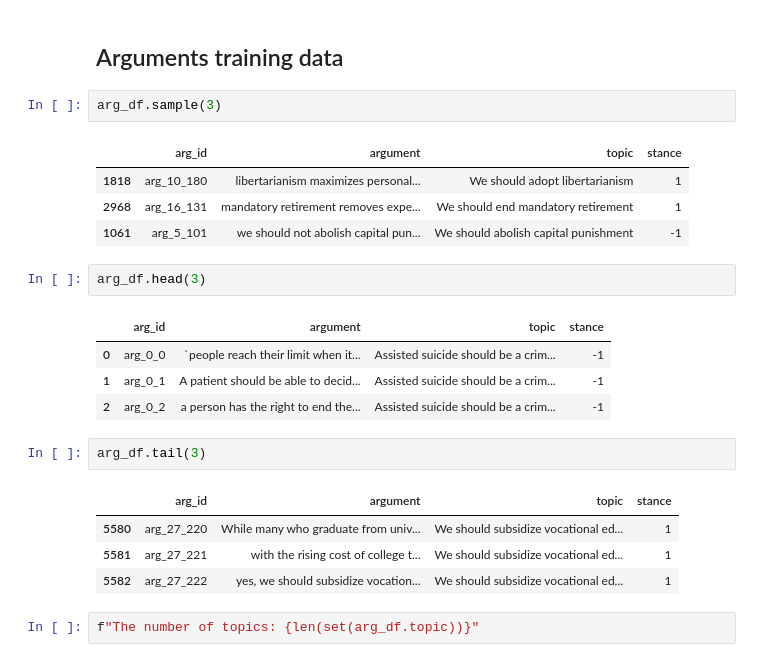
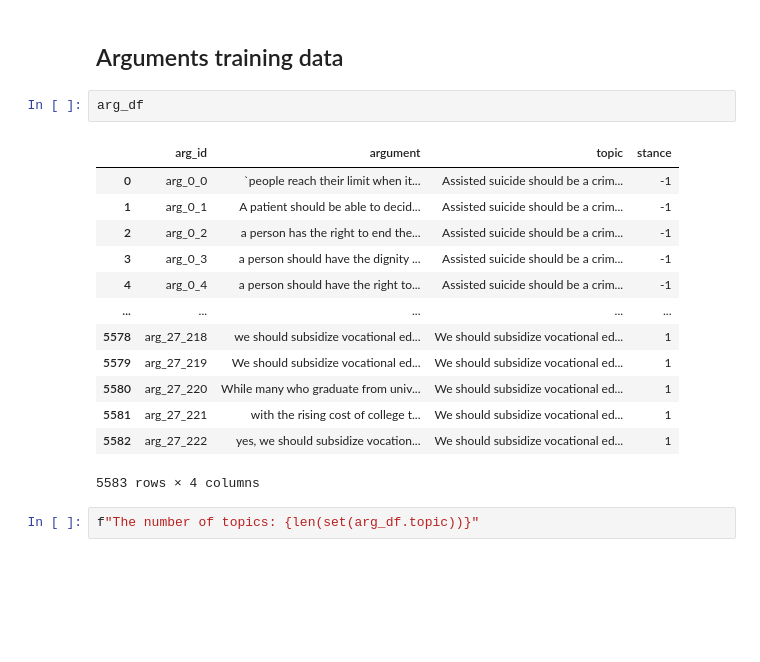
Before and after one commit to codingFerryman/ArgMin21, a Jupyter notebook: src/explorations.ipynb, the cells around one changed output. Drawn from its saved outputs; the diff is of its cells as text; blank space fills up the shorter version.

```diff
--- a/src/explorations.ipynb
+++ b/src/explorations.ipynb
@@ -31,26 +31,21 @@ arg_df, kp_df, labels_df = load_kpm_data(gold_data_dir, subset="train")
 # %% [markdown]
 ## Arguments training data
 # %%
-arg_df.sample(3)
+arg_df
 # %% [output]
 |  | arg_id | argument | topic | stance |
-| 1818 | arg_10_180 | libertarianism maximizes personal... | We should adopt libertarianism | 1 |
-| 2968 | arg_16_131 | mandatory retirement removes expe... | We should end mandatory retirement | 1 |
-| 1061 | arg_5_101 | we should not abolish capital pun... | We should abolish capital punishment | -1 |
+| 0 | arg_0_0 | `people reach their limit when it... | Assisted suicide should be a crim... | -1 |
+| 1 | arg_0_1 | A patient should be able to decid... | Assisted suicide should be a crim... | -1 |
+| 2 | arg_0_2 | a person has the right to end the... | Assisted suicide should be a crim... | -1 |
+| 3 | arg_0_3 | a person should have the dignity ... | Assisted suicide should be a crim... | -1 |
+| 4 | arg_0_4 | a person should have the right to... | Assisted suicide should be a crim... | -1 |
+| ... | ... | ... | ... | ... |
+| 5578 | arg_27_218 | we should subsidize vocational ed... | We should subsidize vocational ed... | 1 |
+| 5579 | arg_27_219 | We should subsidize vocational ed... | We should subsidize vocational ed... | 1 |
+| 5580 | arg_27_220 | While many who graduate from univ... | We should subsidize vocational ed... | 1 |
+| 5581 | arg_27_221 | with the rising cost of college t... | We should subsidize vocational ed... | 1 |
+| 5582 | arg_27_222 | yes, we should subsidize vocation... | We should subsidize vocational ed... | 1 |
+5583 rows × 4 columns
-# %%
-arg_df.head(3)
-# %% [output]
-|  | arg_id | argument | topic | stance |
-| 0 | arg_0_0 | `people reach their limit when it... | Assisted suicide should be a crim... | -1 |
-| 1 | arg_0_1 | A patient should be able to decid... | Assisted suicide should be a crim... | -1 |
-| 2 | arg_0_2 | a person has the right to end the... | Assisted suicide should be a crim... | -1 |
-# %%
-arg_df.tail(3)
-# %% [output]
-|  | arg_id | argument | topic | stance |
-| 5580 | arg_27_220 | While many who graduate from univ... | We should subsidize vocational ed... | 1 |
-| 5581 | arg_27_221 | with the rising cost of college t... | We should subsidize vocational ed... | 1 |
-| 5582 | arg_27_222 | yes, we should subsidize vocation... | We should subsidize vocational ed... | 1 |
 # %%
 f"The number of topics: {len(set(arg_df.topic))}"
 # %% [output]
```
Also changed, not shown: parts of 11 cells of this notebook.
